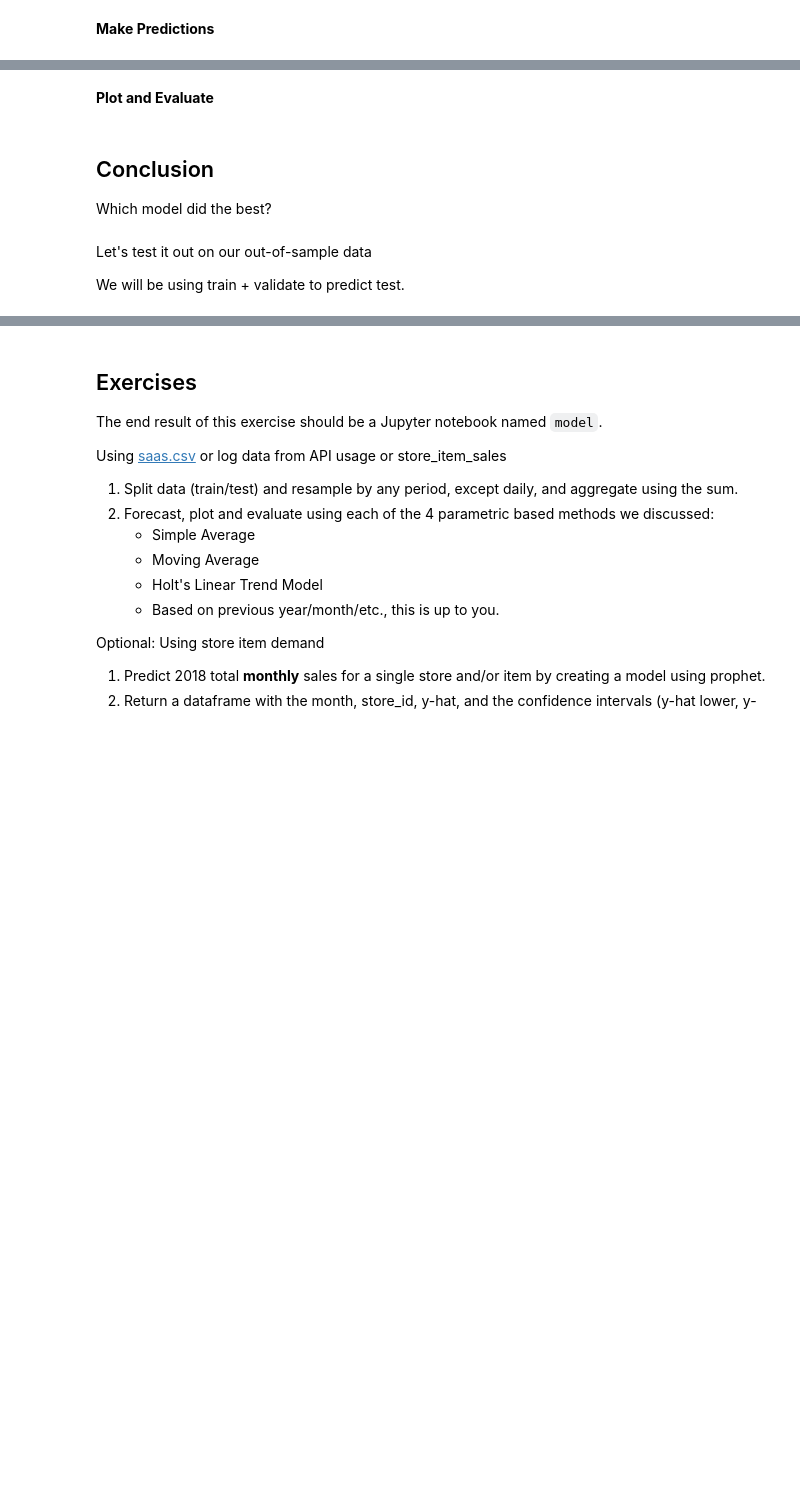
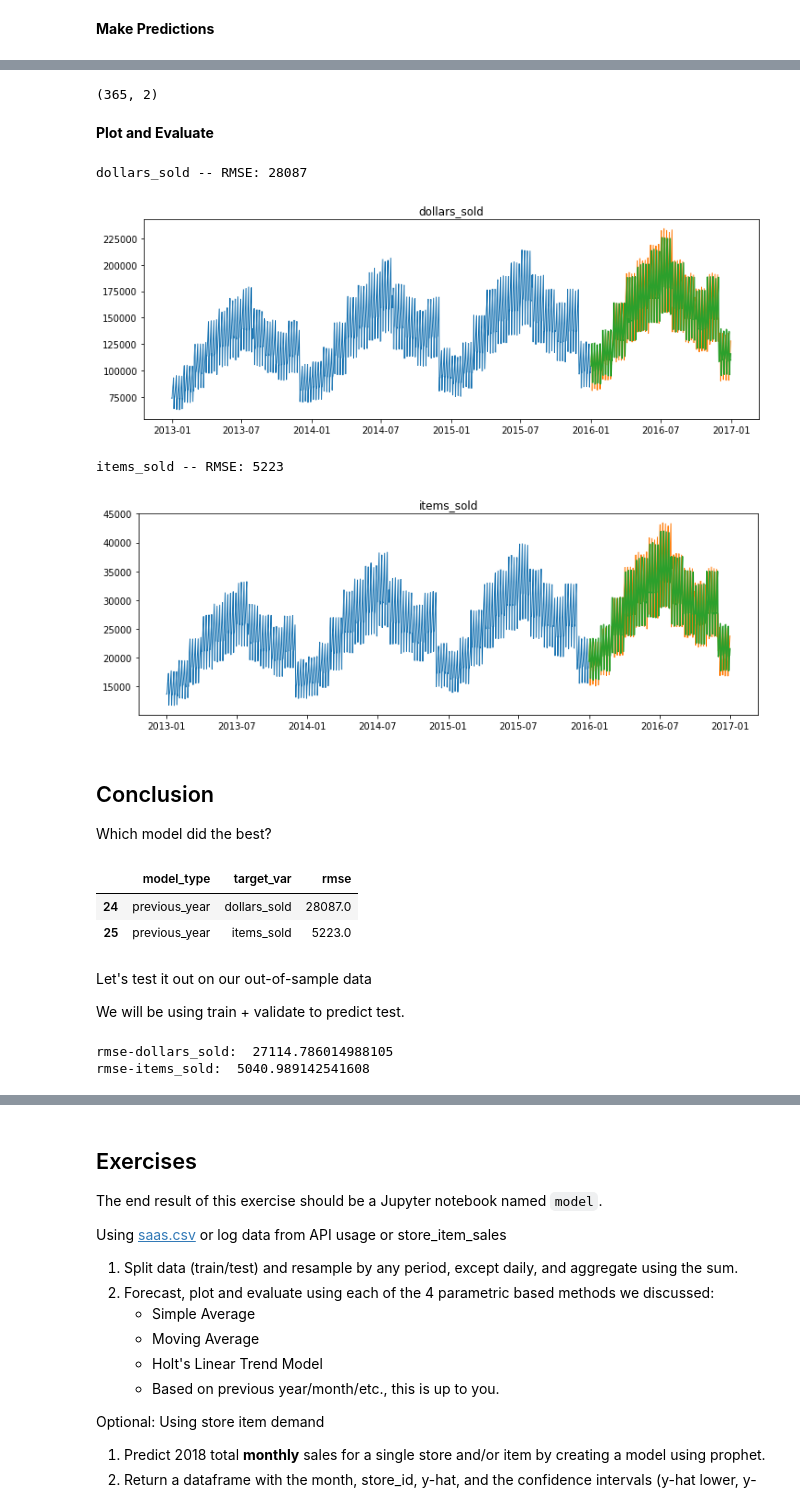
Before and after one commit to CodeupClassroom/darden-time-series-exercises, a Jupyter notebook: modeling.ipynb, the cells around one changed output, grey strips where cells are left out. Cells and saved outputs as stored; diff of their text form; code cells hidden in the pictures; blank space fills up the shorter version.

```diff
--- a/modeling.ipynb
+++ b/modeling.ipynb
@@ -540,0 +627,5 @@ fit:
+# %%
+for col in train.columns:
+    eval_df = append_eval_df(model_type = 'holts_.1',
+                            target_var = col)
+eval_df.sort_values(by='rmse')
@@ -553,3 +662,13 @@ In the below example:
 Let's get started....
 
 **Re-split data**
+# %%
+train = df[:'2015']
+validate = df['2016']
+test = df['2017']
+
+print(train.shape)
+print(validate.shape)
+print(test.shape)
+
+train.head()
@@ -558,9 +730,35 @@ Let's get started....
+# %%
+yhat_df.shape
+# %% [output]
+(365, 2)
 # %% [markdown]
 **Plot and Evaluate**
+# %%
+for col in train.columns:
+    plot_and_eval(target_var = col)
+    eval_df = append_eval_df(model_type = "previous_year",
+                            target_var = col)
+# %% [output]
+dollars_sold -- RMSE: 28087
+[figure, added]
+items_sold -- RMSE: 5223
+[figure, added]
 # %% [markdown]
 ## Conclusion
 
 Which model did the best?
+# %%
+dollars_min_rmse = eval_df.groupby('target_var')['rmse'].min()[0]
+
+items_min_rmse = eval_df.groupby('target_var')['rmse'].min()[1]
+
+# find which model that is
+eval_df[((eval_df.rmse == dollars_min_rmse) |
+         (eval_df.rmse == items_min_rmse))]
+# %% [output]
+|  | model_type | target_var | rmse |
+| 24 | previous_year | dollars_sold | 28087.0 |
+| 25 | previous_year | items_sold | 5223.0 |
 # %% [markdown]
 Let's test it out on our out-of-sample data
 
@@ -567,0 +784,6 @@ We will be using train + validate to predict test.
+# %%
+print('rmse-dollars_sold: ', rmse_dollars)
+print('rmse-items_sold: ', rmse_items)
+# %% [output]
+rmse-dollars_sold:  27114.786014988105
+rmse-items_sold:  5040.989142541608
```
Also changed, not shown: parts of 25 cells of this notebook.
